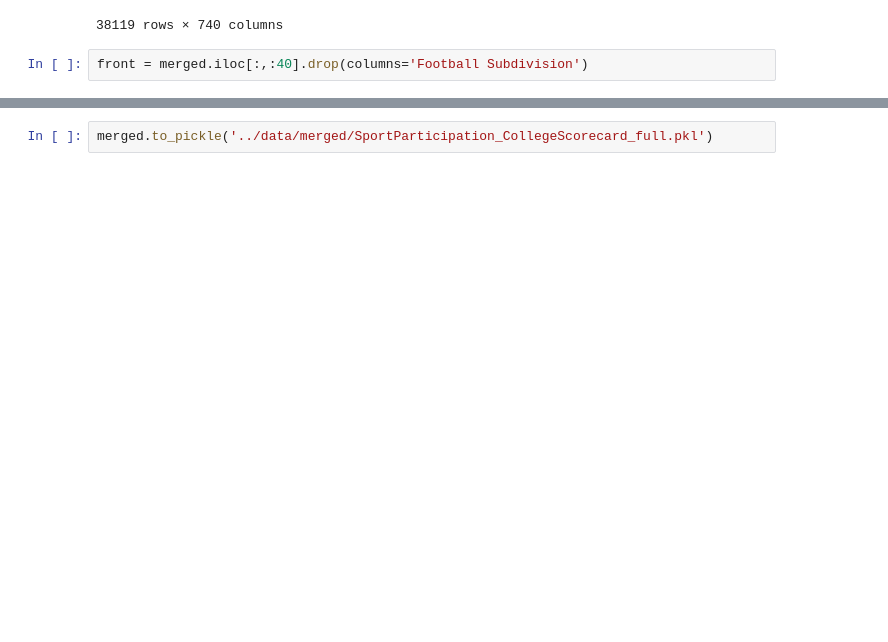
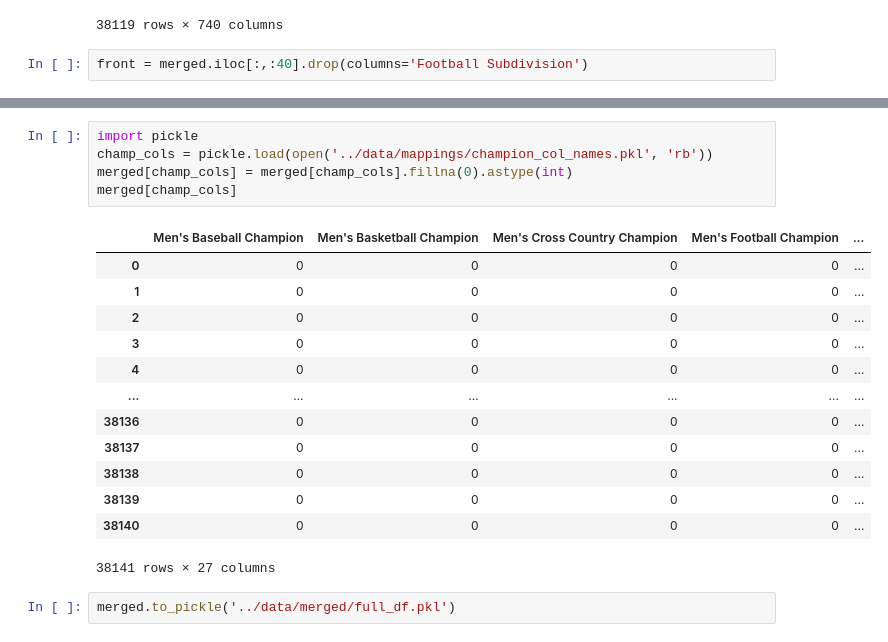
Before and after one commit to jmartinez99-gt/CSE6242-Fall2025-Team42, a Jupyter notebook: merging/merge_all.ipynb, the cells around one changed output, grey strips where cells are left out. Cells and saved outputs as stored; diff of their text form; blank space fills up the shorter version.

```diff
--- a/merging/merge_all.ipynb
+++ b/merging/merge_all.ipynb
@@ -158,2 +209,21 @@ dtype: int64
+# %%
+import pickle
+champ_cols = pickle.load(open('../data/mappings/champion_col_names.pkl', 'rb'))
+merged[champ_cols] = merged[champ_cols].fillna(0).astype(int)
+merged[champ_cols]
+# %% [output]
+|  | Men's Baseball Champion | Men's Basketball Champion | Men's Cross Country Champion | Men's Football Champion | ... |
+| 0 | 0 | 0 | 0 | 0 | ... |
+| 1 | 0 | 0 | 0 | 0 | ... |
+| 2 | 0 | 0 | 0 | 0 | ... |
+| 3 | 0 | 0 | 0 | 0 | ... |
+| 4 | 0 | 0 | 0 | 0 | ... |
+| ... | ... | ... | ... | ... | ... |
+| 38136 | 0 | 0 | 0 | 0 | ... |
+| 38137 | 0 | 0 | 0 | 0 | ... |
+| 38138 | 0 | 0 | 0 | 0 | ... |
+| 38139 | 0 | 0 | 0 | 0 | ... |
+| 38140 | 0 | 0 | 0 | 0 | ... |
+38141 rows × 27 columns
 # %%
-merged.to_pickle('../data/merged/SportParticipation_CollegeScorecard_full.pkl')
+merged.to_pickle('../data/merged/full_df.pkl')
```
Also changed, not shown: parts of 4 cells of this notebook, 3 other files.
